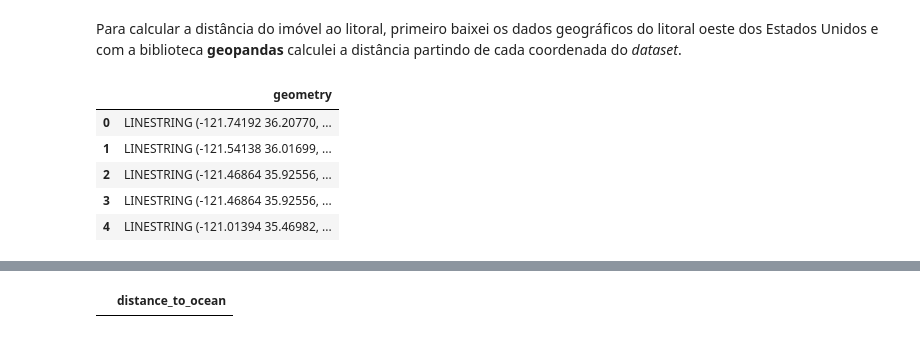
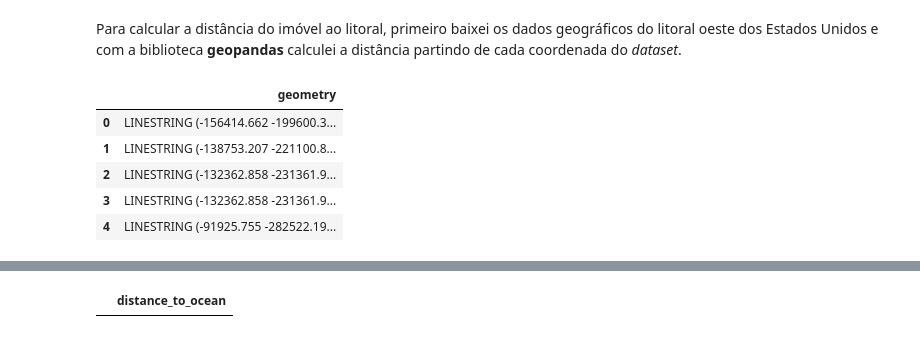
Before and after one commit to thepersonilike13/housing_prices_app, a Jupyter notebook: housing_prices_california.ipynb, the cells around one changed output, grey strips where cells are left out. Drawn from its saved outputs; the diff is of its cells as text; code cells hidden in the pictures.

```diff
--- a/housing_prices_california.ipynb
+++ b/housing_prices_california.ipynb
@@ -469,6 +469,14 @@ Para melhorar a qualidade da informação, vamos obter a distância da habitaç
 # %%
 import geopandas as gpd
 import contextily as ctx
+
+CRS='EPSG:4326'
+
 # aqui estou transformando as coordenadas em pontos que o geopandas consegue ler
 geometry_housing = gpd.points_from_xy(housing['lon'], housing['lat'])
+housing = housing.drop(columns=['geometry'])
 points_housing = gpd.GeoDataFrame(housing, geometry=geometry_housing)
+points_housing.set_crs(CRS, inplace=True)
+
+print(points_housing.crs)
+points_housing.head(5)
@@ -479,15 +495,13 @@ Para calcular a distância do imóvel ao litoral, primeiro baixei os dados geogr
 # %%
 coastline = gpd.read_file('data/coastline/US_Westcoast.shp')[['geometry']]
 
-# transformando em graus (lon, lat)
-target_crs = 'EPSG:4326'
-coastline = coastline.to_crs(target_crs)
-
+# transformando no sistema de coordenadas global
+coastline.to_crs(CRS, inplace=True)
 coastline.head(5)
 # %% [output]
 |  | geometry |
-| 0 | LINESTRING (-121.74192 36.20770, ... |
-| 1 | LINESTRING (-121.54138 36.01699, ... |
-| 2 | LINESTRING (-121.46864 35.92556, ... |
-| 3 | LINESTRING (-121.46864 35.92556, ... |
-| 4 | LINESTRING (-121.01394 35.46982, ... |
+| 0 | LINESTRING (-156414.662 -199600.3... |
+| 1 | LINESTRING (-138753.207 -221100.8... |
+| 2 | LINESTRING (-132362.858 -231361.9... |
+| 3 | LINESTRING (-132362.858 -231361.9... |
+| 4 | LINESTRING (-91925.755 -282522.19... |
```
Also changed, not shown: parts of 27 cells of this notebook, 1 other file.
